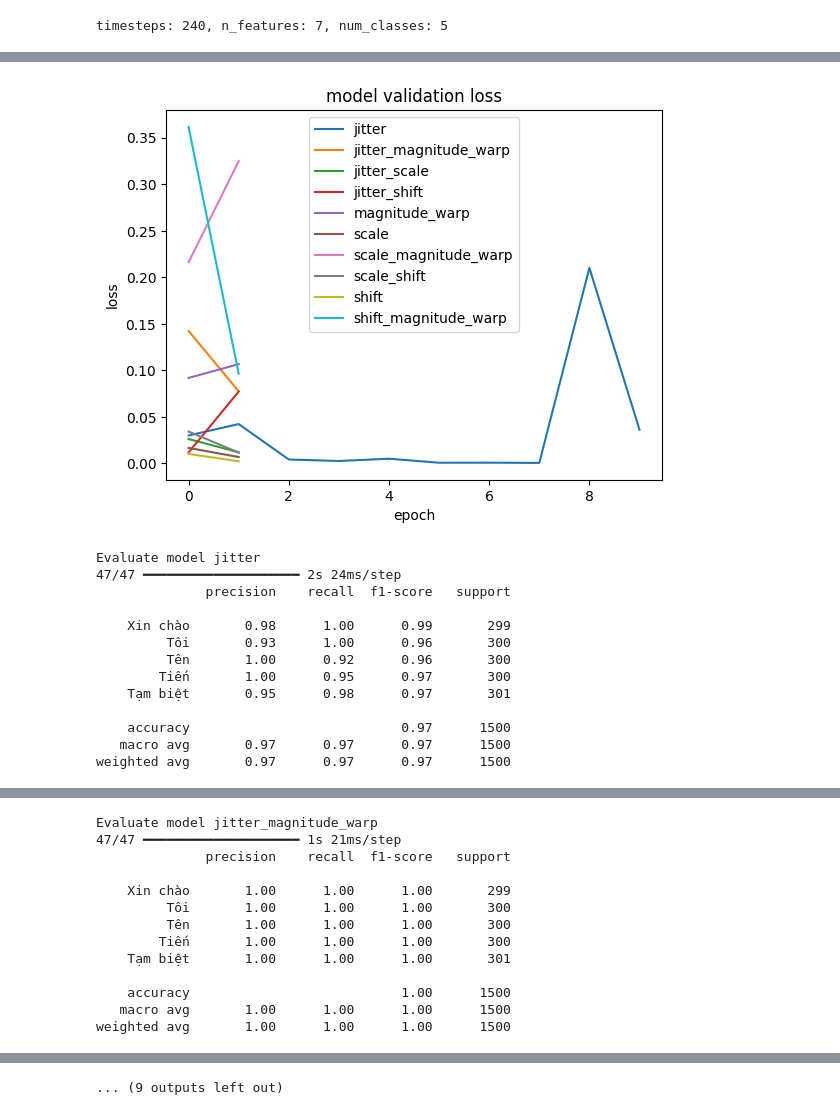
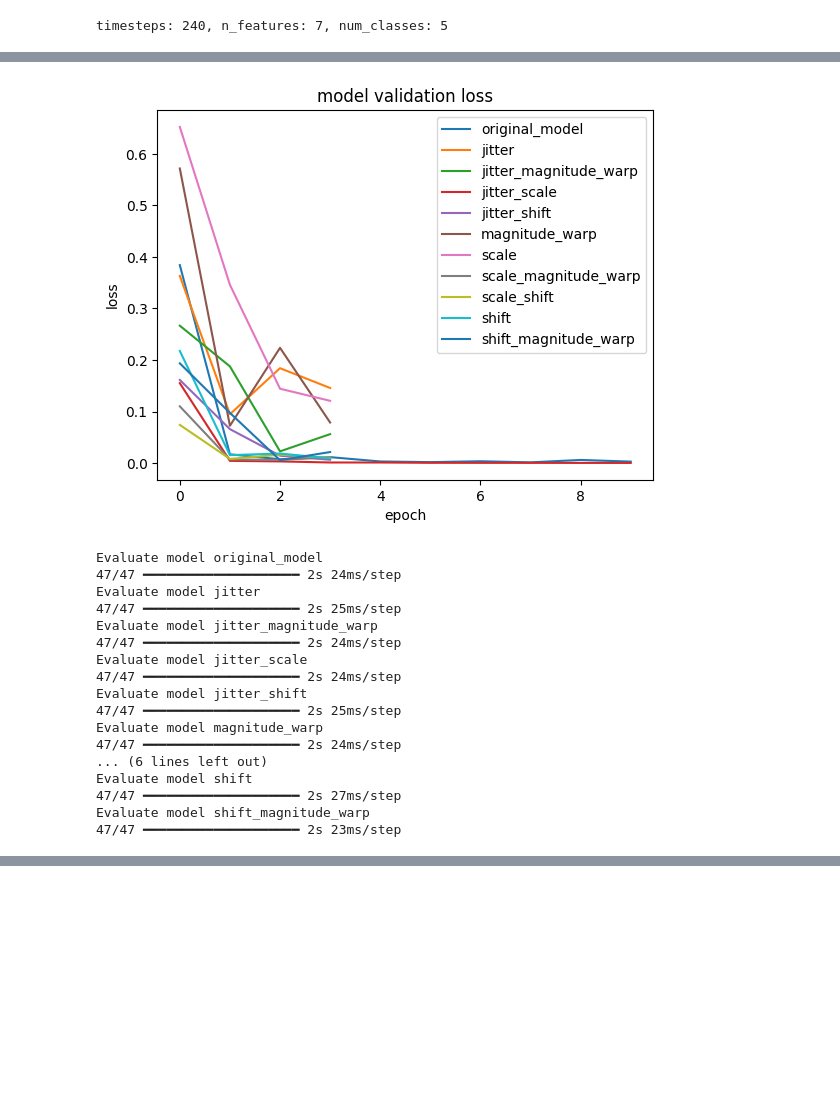
Before and after one commit to orangethefish/HCMUT_Thesis, a Jupyter notebook: SADeepConvLSTM_with_data_augmentation.ipynb, the cells around one changed output, grey strips where cells are left out. Cells and saved outputs as stored; diff of their text form; code cells hidden in the pictures; blank space fills up the shorter version.

```diff
--- a/SADeepConvLSTM_with_data_augmentation.ipynb
+++ b/SADeepConvLSTM_with_data_augmentation.ipynb
@@ -32,7 +32,7 @@ SERIAL_PORT = '/dev/cu.DATN'
 SERIAL_RATE = 38400
 test_counter = 240
 queue_size = 240
-verbose, epochs, batch_size = 1, 40, 300
+verbose, epochs, batch_size = 1, 10, 300
 dataset_path = "./datatrain_40/total/"
 trainx_file = "./datatrain_40/total/trainx.txt"
 trainy_file = "./datatrain_40/total/trainy.txt"
@@ -285,7 +317,7 @@ print(f"timesteps: {timesteps}, n_features: {n_features}, num_classes: {num_clas
 # %% [output]
 timesteps: 240, n_features: 7, num_classes: 5
 # %%
-early_stopping = tf.keras.callbacks.EarlyStopping(monitor='val_loss', patience=2)
+early_stopping = tf.keras.callbacks.EarlyStopping(monitor='val_loss', patience=4)
 
 data_augmentation, techniques = read_enlarged_data()
 models = []
@@ -293,21 +325,30 @@ history = []
 
 scaler = StandardScaler()
 
-# original_model = create_base_model(timesteps, n_features, num_classes)
-# original_model.compile(loss='categorical_crossentropy', optimizer='adam', metrics=['accuracy'])
-# history.append(original_model.fit(trainX, trainy, epochs=epochs, batch_size=batch_size, validation_split = 0.2, verbose=verbose, callbacks=[early_stopping]))
-# models.append(original_model)
+original_model = create_base_model(timesteps, n_features)
+original_model = add_activation_layer(original_model, num_classes, "original_model")
+original_model.compile(loss='categorical_crossentropy', optimizer='adam', metrics=['accuracy'])
+original_model.summary()
+tempX, tempy = sequence_shuffle_pairs(trainX, trainy, timesteps)
+tempX = tempX.reshape(-1, timesteps, n_features)
+history.append(original_model.fit(tempX, tempy, epochs=epochs, batch_size=batch_size, validation_split = 0.2, verbose=verbose, callbacks=[early_stopping]))
+models.append(original_model)
 
 
 for data, technique in zip(data_augmentation, techniques):
-    train_x = np.vstack([trainX, data])
-    train_y = np.vstack([trainy, trainy])
-    # train_x = scaler.fit_transform(train_x.reshape(-1, train_x.shape[-1])).reshape(train_x.shape)
+    # train_x = np.vstack([trainX, data])
+    # train_y = np.vstack([trainy, trainy])
+    # train_x, train_y = sequence_shuffle_pairs(train_x, train_y, timesteps)
+    # train_x = train_x.reshape(-1, timesteps, n_features)
+    train_x = data
+    train_y = trainy
+    train_x, train_y = sequence_shuffle_pairs(train_x, train_y, timesteps)
+    train_x = train_x.reshape(-1, timesteps, n_features)
     base_model = create_base_model(timesteps, n_features)
-    base_model.load_weights(f"./model/SADeepConvLSTM_TransferLearning.h5", by_name=True, skip_mismatch=True)
+    # base_model.load_weights(f"./model/SADeepConvLSTM_TransferLearning.h5", by_name=True, skip_mismatch=True)
     model = add_activation_layer(base_model, num_classes, technique)
     model.compile(loss='categorical_crossentropy', optimizer='adam', metrics=['accuracy'])
     history.append(model.fit(train_x, train_y, epochs=epochs, batch_size=batch_size, validation_split = 0.2, verbose=verbose, callbacks=[early_stopping]))
     models.append(model)
-    model.save(f"./model/{model.name}_SADeepConvLSTM.h5")
+    # model.save(f"./model/{model.name}_SADeepConvLSTM.h5")
 # %% [output]
@@ -361,21 +389,25 @@ Epoch 2/40
 # %%
 plot_val_loss(models, history)
-
+acc = []
 for model in models:
     # testX = scaler.fit_transform(testX.reshape(-1, testX.shape[-1])).reshape(testX.shape)
-    evaluate_model(model, testX, testy, class_names)
+    acc.append(evaluate_model(model, testX, testy, class_names))
 # %% [output]
-[figure, old version]
+[figure, new version]
+Evaluate model original_model
+47/47 ━━━━━━━━━━━━━━━━━━━━ 2s 24ms/step
 Evaluate model jitter
+47/47 ━━━━━━━━━━━━━━━━━━━━ 2s 25ms/step
+Evaluate model jitter_magnitude_warp
 47/47 ━━━━━━━━━━━━━━━━━━━━ 2s 24ms/step
-              precision    recall  f1-score   support
-
-    Xin chào       0.98      1.00      0.99       299
-         Tôi       0.93      1.00      0.96       300
-         Tên       1.00      0.92      0.96       300
-        Tiến       1.00      0.95      0.97       300
-    Tạm biệt       0.95      0.98      0.97       301
-
-    accuracy                           0.97      1500
-   macro avg       0.97      0.97      0.97      1500
-weighted avg       0.97      0.97      0.97      1500
+Evaluate model jitter_scale
+47/47 ━━━━━━━━━━━━━━━━━━━━ 2s 24ms/step
+Evaluate model jitter_shift
+47/47 ━━━━━━━━━━━━━━━━━━━━ 2s 25ms/step
+Evaluate model magnitude_warp
+47/47 ━━━━━━━━━━━━━━━━━━━━ 2s 24ms/step
+... (6 lines left out)
+Evaluate model shift
+47/47 ━━━━━━━━━━━━━━━━━━━━ 2s 27ms/step
+Evaluate model shift_magnitude_warp
+47/47 ━━━━━━━━━━━━━━━━━━━━ 2s 23ms/step
@@ -383,13 +413,0 @@ weighted avg       0.97      0.97      0.97      1500
-Evaluate model jitter_magnitude_warp
-47/47 ━━━━━━━━━━━━━━━━━━━━ 1s 21ms/step
-              precision    recall  f1-score   support
-
-    Xin chào       1.00      1.00      1.00       299
-         Tôi       1.00      1.00      1.00       300
-         Tên       1.00      1.00      1.00       300
-        Tiến       1.00      1.00      1.00       300
-    Tạm biệt       1.00      1.00      1.00       301
-
-    accuracy                           1.00      1500
-   macro avg       1.00      1.00      1.00      1500
-weighted avg       1.00      1.00      1.00      1500
@@ -452 +413,0 @@ weighted avg       1.00      1.00      1.00      1500
-... (9 outputs left out)
```
Also changed, not shown: parts of 6 cells of this notebook, 28 other files.
